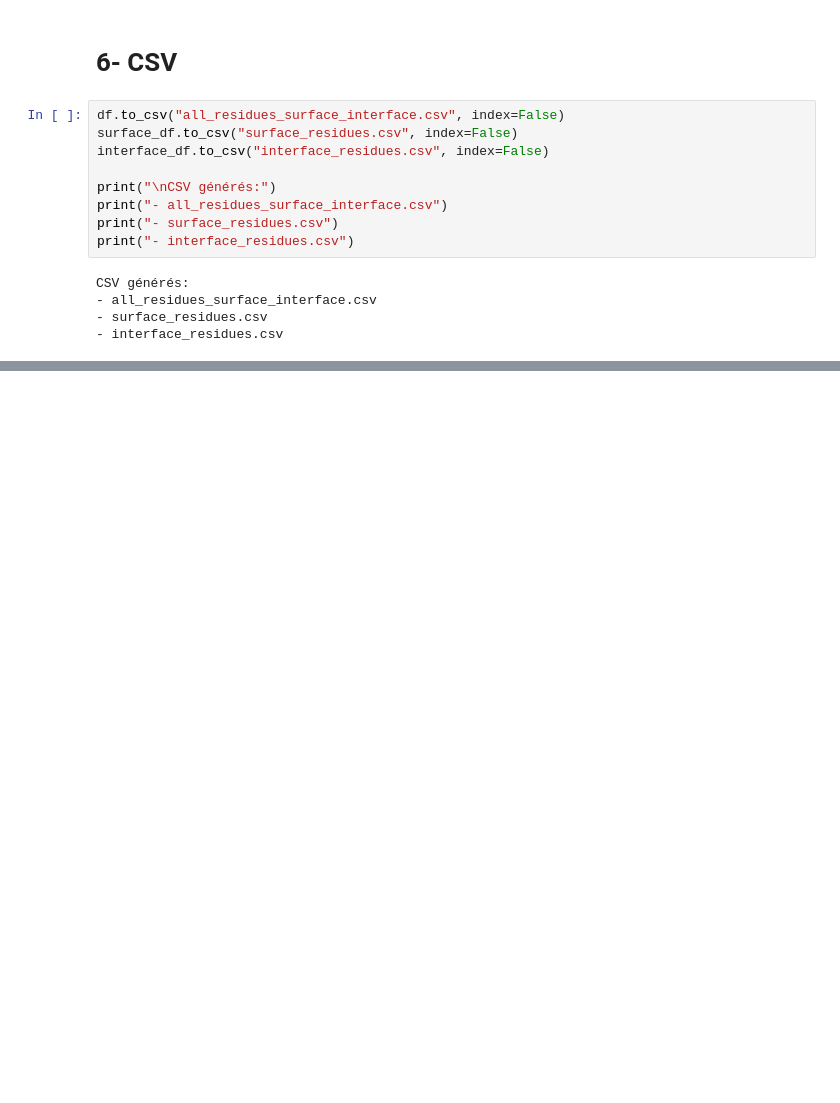
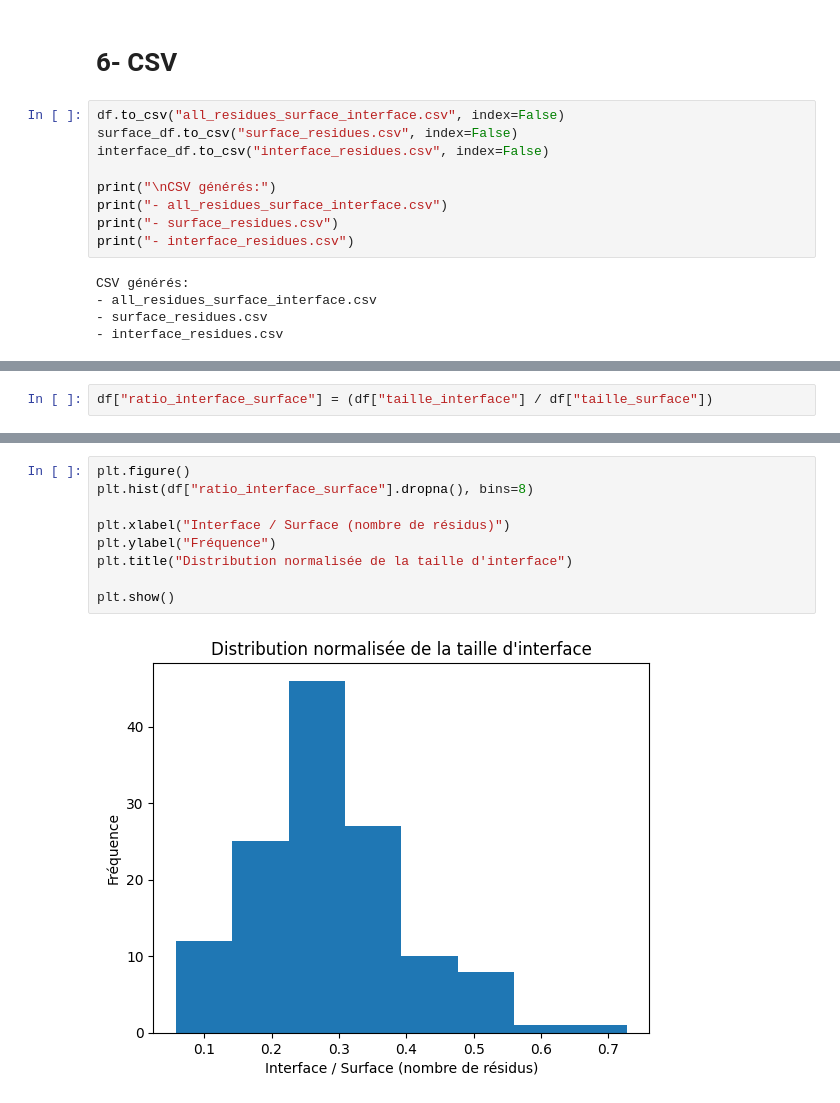
Before and after one commit to firdaouseloua/Protein_Surface_Interface, a Jupyter notebook: SASA.ipynb, the cells around one changed output, grey strips where cells are left out. Drawn from its saved outputs; the diff is of its cells as text; blank space fills up the shorter version.

```diff
--- a/SASA.ipynb
+++ b/SASA.ipynb
@@ -252,0 +431,2 @@ CSV générés:
+# %%
+df["ratio_interface_surface"] = (df["taille_interface"] / df["taille_surface"])
@@ -252,0 +442,11 @@ CSV générés:
+# %%
+plt.figure()
+plt.hist(df["ratio_interface_surface"].dropna(), bins=8)
+
+plt.xlabel("Interface / Surface (nombre de résidus)")
+plt.ylabel("Fréquence")
+plt.title("Distribution normalisée de la taille d'interface")
+
+plt.show()
+# %% [output]
+[figure, added]
```
Also changed, not shown: parts of 29 cells of this notebook.
